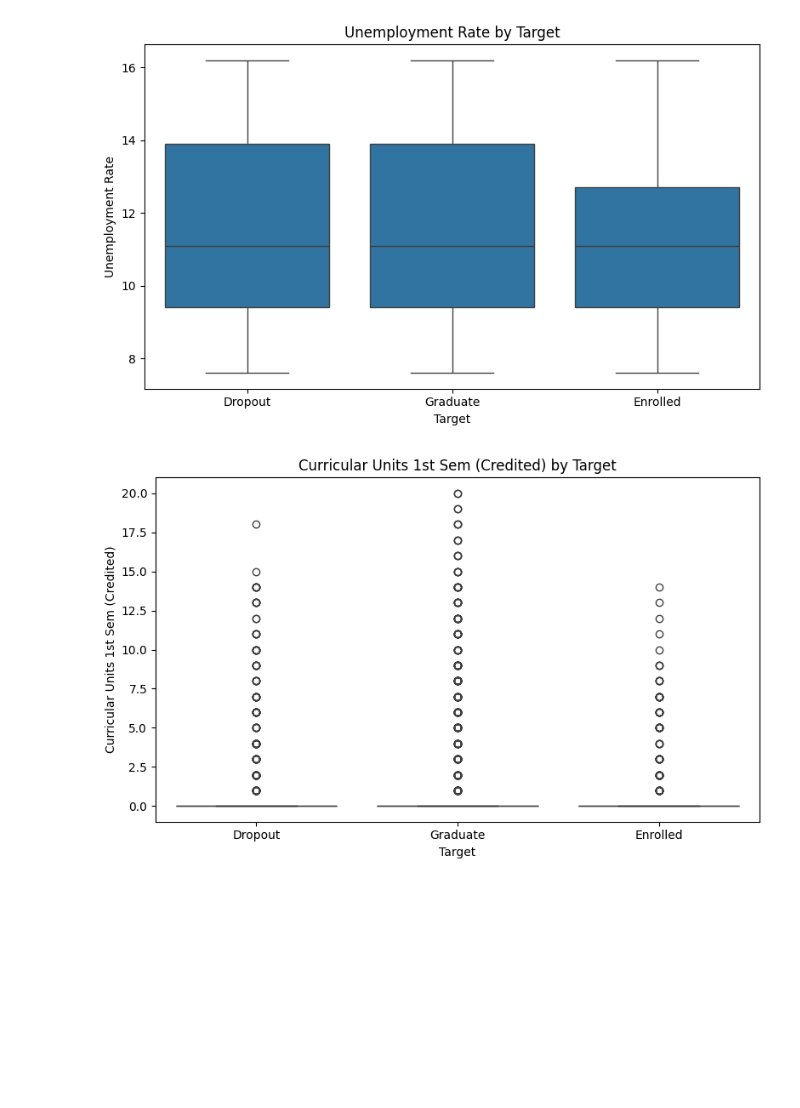
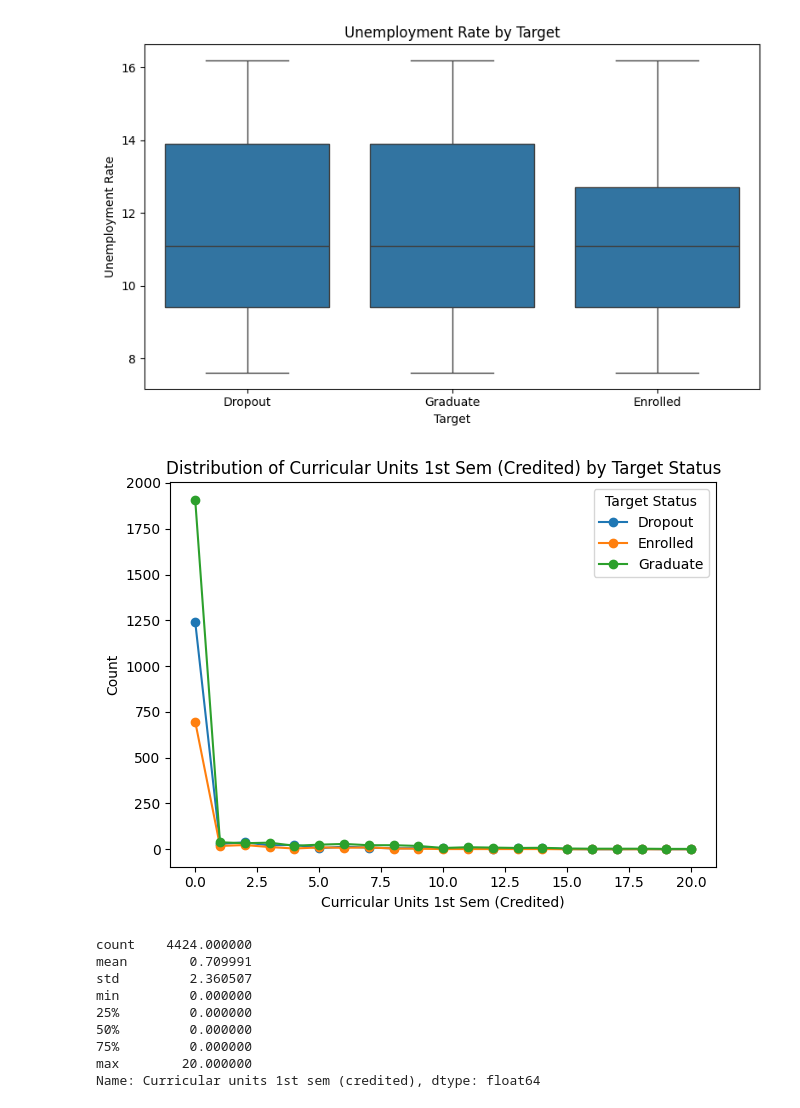
Before and after one commit to idavoong/Dropout-Predictor, a Jupyter notebook: eda/eda.ipynb, the cells around one changed output. Drawn from its saved outputs; the diff is of its cells as text; code cells hidden in the pictures; blank space fills up the shorter version.

```diff
--- a/eda/eda.ipynb
+++ b/eda/eda.ipynb
@@ -720,13 +718,27 @@ plt.show()
 # %% [output]
 [figure]
 # %%
-# Curricular units 1st sem (credited) vs Target
-plt.figure(figsize=(8,5))
-sns.boxplot(data=data, x='Target', y='Curricular units 1st sem (credited)')
-plt.title('Curricular Units 1st Sem (Credited) by Target')
-plt.xlabel('Target')
-plt.ylabel('Curricular Units 1st Sem (Credited)')
+# Line plot: x=units, y=count, lines=target status
+unit_col = 'Curricular units 1st sem (credited)'
+target_col = 'Target'
+counts = data.groupby([unit_col, target_col]).size().unstack(fill_value=0)
+for status in counts.columns:
+    plt.plot(counts.index, counts[status], marker='o', label=status)
+plt.xlabel('Curricular Units 1st Sem (Credited)')
+plt.ylabel('Count')
+plt.title('Distribution of Curricular Units 1st Sem (Credited) by Target Status')
+plt.legend(title='Target Status')
 plt.tight_layout()
 plt.show()
+data['Curricular units 1st sem (credited)'].describe()
 # %% [output]
-[figure, old version]
+[figure, new version]
+count    4424.000000
+mean        0.709991
+std         2.360507
+min         0.000000
+25%         0.000000
+50%         0.000000
+75%         0.000000
+max        20.000000
+Name: Curricular units 1st sem (credited), dtype: float64
```
Also changed, not shown: parts of 14 cells of this notebook.
